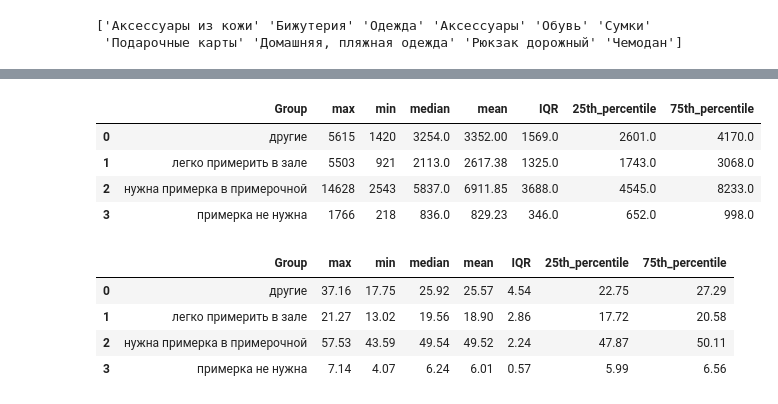
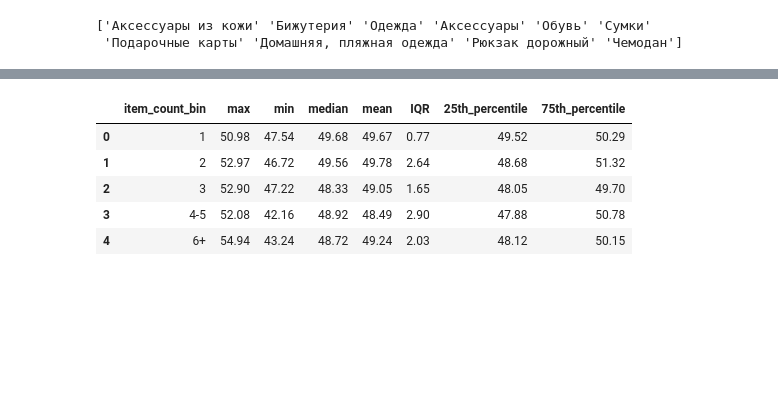
Before and after one commit to overthemoon0/test-tsum, a Jupyter notebook: test_tsum.ipynb, the cells around one changed output, grey strips where cells are left out. Cells and saved outputs as stored; diff of their text form; code cells hidden in the pictures; blank space fills up the shorter version.

```diff
--- a/test_tsum.ipynb
+++ b/test_tsum.ipynb
@@ -118,0 +199,3 @@ res.head()
+# %%
+easy_to_wear = order_statistics_expanded[order_statistics_expanded['Group'] == 'легко примерить в зале']
+easy_to_wear.head(2)
@@ -118,0 +226,4 @@ res.head()
+# %%
+bins = [1, 2, 3, 4, 6, float('inf')]  # bins: 1, 2, 3, 4-5, 6+
+labels = ['1', '2', '3', '4-5', '6+']
+easy_to_wear['item_count_bin'] = pd.cut(easy_to_wear['Обувь'], bins=bins, labels=labels, right=False)
@@ -159,0 +289,2 @@ sns.boxplot(data=res, x='Group', y='Order_count', hue='Group', palette='Accent')
+# %%
+easy_to_wear['%_confirmed'] = easy_to_wear['Total_Bought_Items'] / easy_to_wear['Total_Items_Ordered'] * 100
@@ -159,0 +301,3 @@ sns.boxplot(data=res, x='Group', y='Order_count', hue='Group', palette='Accent')
+# %%
+summary1 = easy_to_wear.groupby([ 'item_count_bin', 'Month'])['%_confirmed'].mean().reset_index().rename(columns={'Journal_id':'order_count'})
+summary1.sample(6)
@@ -160,40 +324,20 @@ sns.boxplot(data=res, x='Group', y='Order_count', hue='Group', palette='Accent')
 # %%
-# Calculate other aggregations including max, min, median, mean, IQR, percentile 25 and 75
-additional_aggregations = res.groupby(['Group'])['Order_count'].agg([
+additional_aggregations_percentage1 = summary1.groupby(['item_count_bin'])['%_confirmed'].agg([
     'max', 'min', 'median', 'mean',
     lambda x: x.quantile(0.75) - x.quantile(0.25),  # IQR
-    lambda x: x.quantile(0.25),  # 25th percentile
+    lambda x: x.quantile(0.25),
     lambda x: x.quantile(0.75)
 ]).reset_index().rename(columns={
     '<lambda_0>': 'IQR',
     '<lambda_1>': '25th_percentile',
     '<lambda_2>': '75th_percentile'
 })
-additional_aggregations = additional_aggregations.round(2)
-additional_aggregations
+additional_aggregations_percentage1 = additional_aggregations_percentage1.round(2)
+additional_aggregations_percentage1
 # %% [output]
-|  | Group | max | min | median | mean | IQR | 25th_percentile | 75th_percentile |
-| 0 | другие | 5615 | 1420 | 3254.0 | 3352.00 | 1569.0 | 2601.0 | 4170.0 |
-| 1 | легко примерить в зале | 5503 | 921 | 2113.0 | 2617.38 | 1325.0 | 1743.0 | 3068.0 |
-| 2 | нужна примерка в примерочной | 14628 | 2543 | 5837.0 | 6911.85 | 3688.0 | 4545.0 | 8233.0 |
-| 3 | примерка не нужна | 1766 | 218 | 836.0 | 829.23 | 346.0 | 652.0 | 998.0 |
+|  | item_count_bin | max | min | median | mean | IQR | 25th_percentile | 75th_percentile |
+| 0 | 1 | 50.98 | 47.54 | 49.68 | 49.67 | 0.77 | 49.52 | 50.29 |
+| 1 | 2 | 52.97 | 46.72 | 49.56 | 49.78 | 2.64 | 48.68 | 51.32 |
+| 2 | 3 | 52.90 | 47.22 | 48.33 | 49.05 | 1.65 | 48.05 | 49.70 |
+| 3 | 4-5 | 52.08 | 42.16 | 48.92 | 48.49 | 2.90 | 47.88 | 50.78 |
+| 4 | 6+ | 54.94 | 43.24 | 48.72 | 49.24 | 2.03 | 48.12 | 50.15 |
-# %%
-# Calculate other aggregations including max, min, median, mean, IQR, percentile 25 and 75
-additional_aggregations_percentage = res.groupby(['Group'])['Percentage_Total_Count'].agg([
-    'max', 'min', 'median', 'mean',
-    lambda x: x.quantile(0.75) - x.quantile(0.25),  # IQR
-    lambda x: x.quantile(0.25),  # 25th percentile
-    lambda x: x.quantile(0.75)  # 75th percentile
-]).reset_index().rename(columns={
-    '<lambda_0>': 'IQR',
-    '<lambda_1>': '25th_percentile',
-    '<lambda_2>': '75th_percentile'
-})
-additional_aggregations_percentage = additional_aggregations_percentage.round(2)
-additional_aggregations_percentage
-# %% [output]
-|  | Group | max | min | median | mean | IQR | 25th_percentile | 75th_percentile |
-| 0 | другие | 37.16 | 17.75 | 25.92 | 25.57 | 4.54 | 22.75 | 27.29 |
-| 1 | легко примерить в зале | 21.27 | 13.02 | 19.56 | 18.90 | 2.86 | 17.72 | 20.58 |
-| 2 | нужна примерка в примерочной | 57.53 | 43.59 | 49.54 | 49.52 | 2.24 | 47.87 | 50.11 |
-| 3 | примерка не нужна | 7.14 | 4.07 | 6.24 | 6.01 | 0.57 | 5.99 | 6.56 |
```
Also changed, not shown: parts of 39 cells of this notebook.
